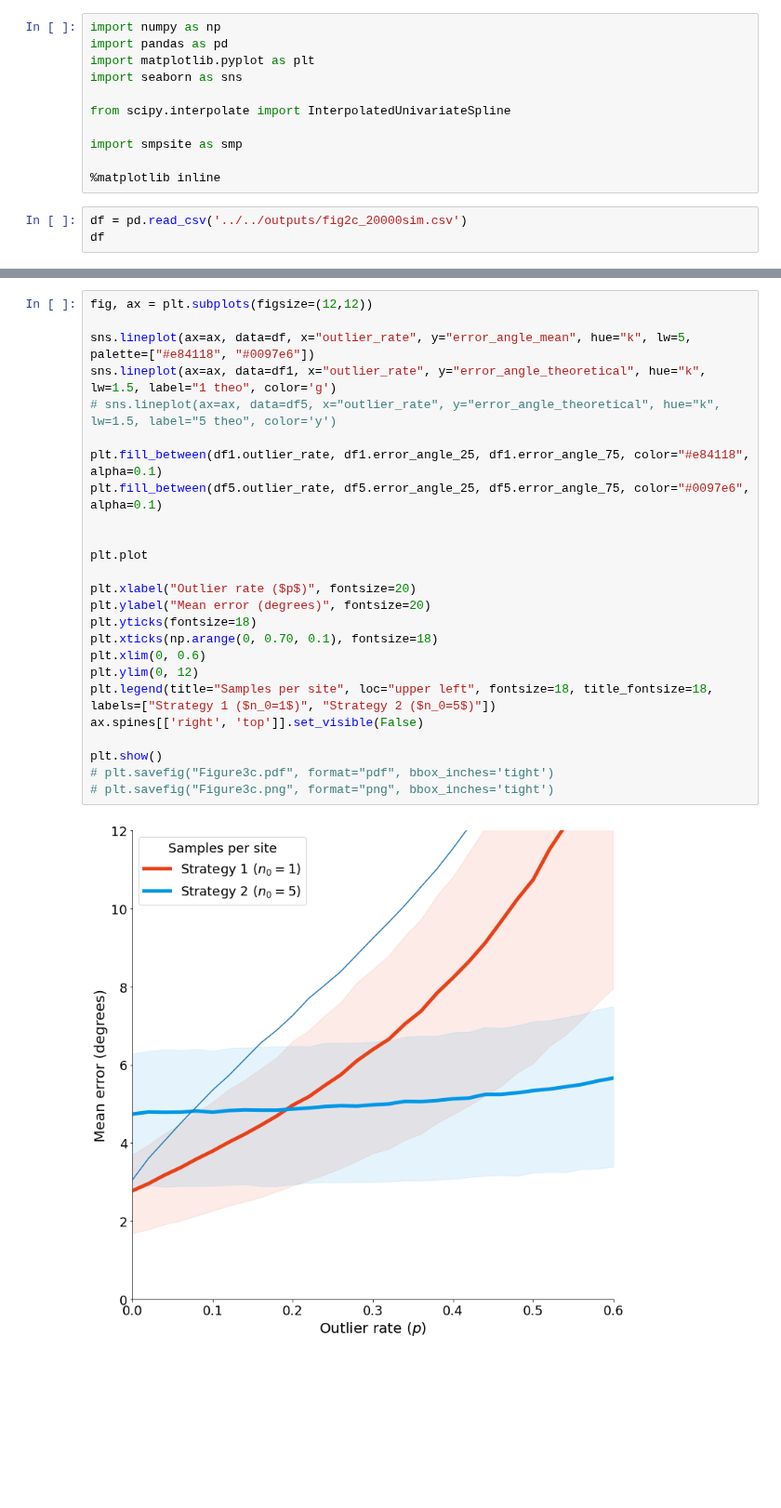
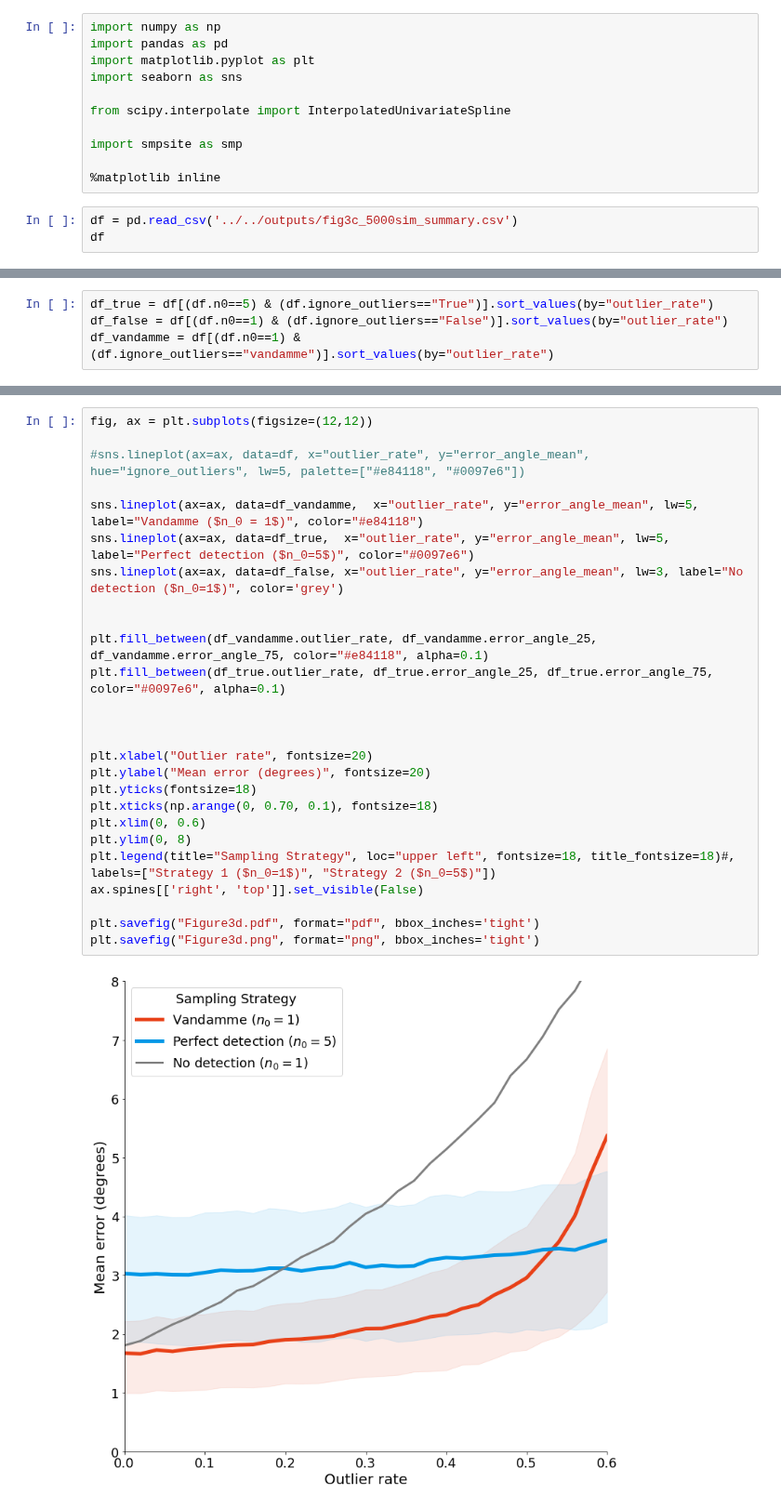
Before and after one commit to PolarWandering/PaleoSampling, a Jupyter notebook: figures/figure3_intersection/Figure3_intersection.ipynb, the cells around one changed output, grey strips where cells are left out. Shown at 93% size. Cells and saved outputs as stored; diff of their text form; blank space fills up the shorter version.

```diff
--- a/figures/figure3_intersection/Figure3_intersection.ipynb
+++ b/figures/figure3_intersection/Figure3_intersection.ipynb
@@ -12,6 +12,6 @@ import smpsite as smp
 
 %matplotlib inline
 # %%
-df = pd.read_csv('../../outputs/fig2c_20000sim.csv')
+df = pd.read_csv('../../outputs/fig3c_5000sim_summary.csv')
 df
 # %% [output]
@@ -31 +31,5 @@ df
+# %%
+df_true = df[(df.n0==5) & (df.ignore_outliers=="True")].sort_values(by="outlier_rate")
+df_false = df[(df.n0==1) & (df.ignore_outliers=="False")].sort_values(by="outlier_rate")
+df_vandamme = df[(df.n0==1) & (df.ignore_outliers=="vandamme")].sort_values(by="outlier_rate")
 # %%
@@ -74,27 +60,28 @@ I am here.
 # %%
 fig, ax = plt.subplots(figsize=(12,12))
 
-sns.lineplot(ax=ax, data=df, x="outlier_rate", y="error_angle_mean", hue="k", lw=5, palette=["#e84118", "#0097e6"])
-sns.lineplot(ax=ax, data=df1, x="outlier_rate", y="error_angle_theoretical", hue="k", lw=1.5, label="1 theo", color='g')
-# sns.lineplot(ax=ax, data=df5, x="outlier_rate", y="error_angle_theoretical", hue="k", lw=1.5, label="5 theo", color='y')
+#sns.lineplot(ax=ax, data=df, x="outlier_rate", y="error_angle_mean", hue="ignore_outliers", lw=5, palette=["#e84118", "#0097e6"])
 
-plt.fill_between(df1.outlier_rate, df1.error_angle_25, df1.error_angle_75, color="#e84118", alpha=0.1)
-plt.fill_between(df5.outlier_rate, df5.error_angle_25, df5.error_angle_75, color="#0097e6", alpha=0.1)
+sns.lineplot(ax=ax, data=df_vandamme,  x="outlier_rate", y="error_angle_mean", lw=5, label="Vandamme ($n_0 = 1$)", color="#e84118")
+sns.lineplot(ax=ax, data=df_true,  x="outlier_rate", y="error_angle_mean", lw=5, label="Perfect detection ($n_0=5$)", color="#0097e6")
+sns.lineplot(ax=ax, data=df_false, x="outlier_rate", y="error_angle_mean", lw=3, label="No detection ($n_0=1$)", color='grey')
 
 
-plt.plot
+plt.fill_between(df_vandamme.outlier_rate, df_vandamme.error_angle_25, df_vandamme.error_angle_75, color="#e84118", alpha=0.1)
+plt.fill_between(df_true.outlier_rate, df_true.error_angle_25, df_true.error_angle_75, color="#0097e6", alpha=0.1)
 
-plt.xlabel("Outlier rate ($p$)", fontsize=20)
+
+
+plt.xlabel("Outlier rate", fontsize=20)
 plt.ylabel("Mean error (degrees)", fontsize=20)
 plt.yticks(fontsize=18)
 plt.xticks(np.arange(0, 0.70, 0.1), fontsize=18)
 plt.xlim(0, 0.6)
-plt.ylim(0, 12)
-plt.legend(title="Samples per site", loc="upper left", fontsize=18, title_fontsize=18, labels=["Strategy 1 ($n_0=1$)", "Strategy 2 ($n_0=5$)"])
+plt.ylim(0, 8)
+plt.legend(title="Sampling Strategy", loc="upper left", fontsize=18, title_fontsize=18)#, labels=["Strategy 1 ($n_0=1$)", "Strategy 2 ($n_0=5$)"])
 ax.spines[['right', 'top']].set_visible(False)
 
-plt.show()
-# plt.savefig("Figure3c.pdf", format="pdf", bbox_inches='tight')
-# plt.savefig("Figure3c.png", format="png", bbox_inches='tight')
+plt.savefig("Figure3d.pdf", format="pdf", bbox_inches='tight')
+plt.savefig("Figure3d.png", format="png", bbox_inches='tight')
 # %% [output]
-[figure, old version]
+[figure, new version]
```
Also changed, not shown: parts of 8 cells of this notebook, 5 other files.
